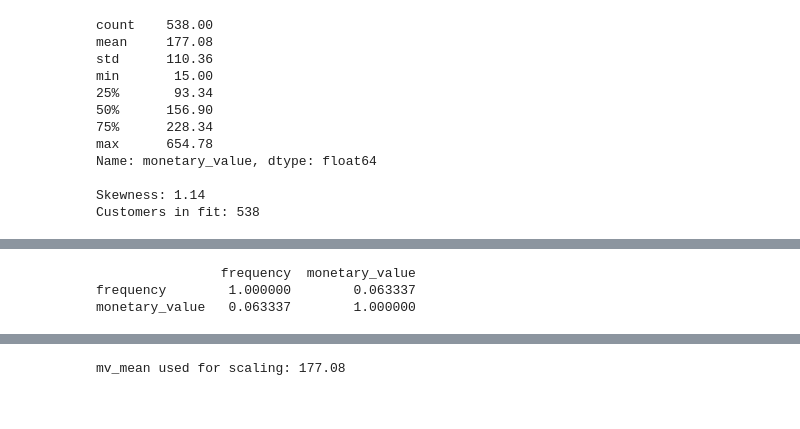
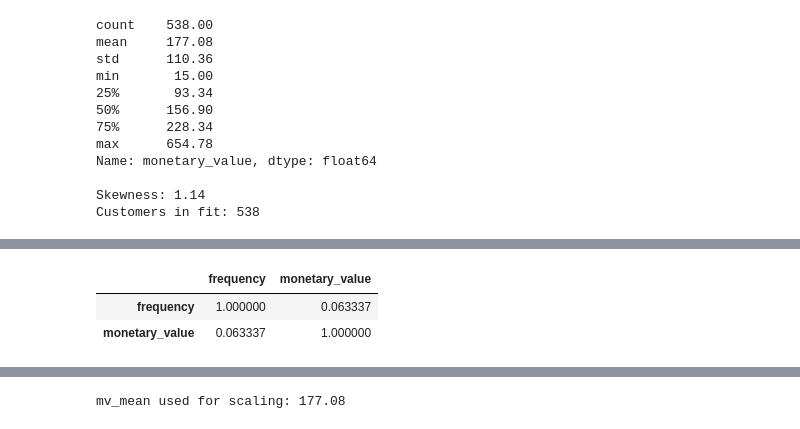
Before and after one commit to jwalluww/MarketingScience, a Jupyter notebook: ltv-hierarchical/notebooks/ltv_hierarchical_model.ipynb, the cells around one changed output, grey strips where cells are left out. Saved outputs shown, nothing was run; the diff lists cells and outputs as text; code cells hidden in the pictures.

```diff
--- a/ltv-hierarchical/notebooks/ltv_hierarchical_model.ipynb
+++ b/ltv-hierarchical/notebooks/ltv_hierarchical_model.ipynb
@@ -514,9 +502,9 @@ v  2.362012e+14       7.0      24.0   1.55
 # %%
-print(repeat_buyers_pymc[['frequency', 'monetary_value']].corr())
+repeat_buyers_pymc[['frequency', 'monetary_value']].corr()
 # %% [output]
-                frequency  monetary_value
-frequency        1.000000        0.063337
-monetary_value   0.063337        1.000000
+|  | frequency | monetary_value |
+| frequency | 1.000000 | 0.063337 |
+| monetary_value | 0.063337 | 1.000000 |
 # %%
 mv_mean = repeat_buyers_pymc['monetary_value'].mean()
 
```
Also changed, not shown: parts of 23 cells of this notebook.
